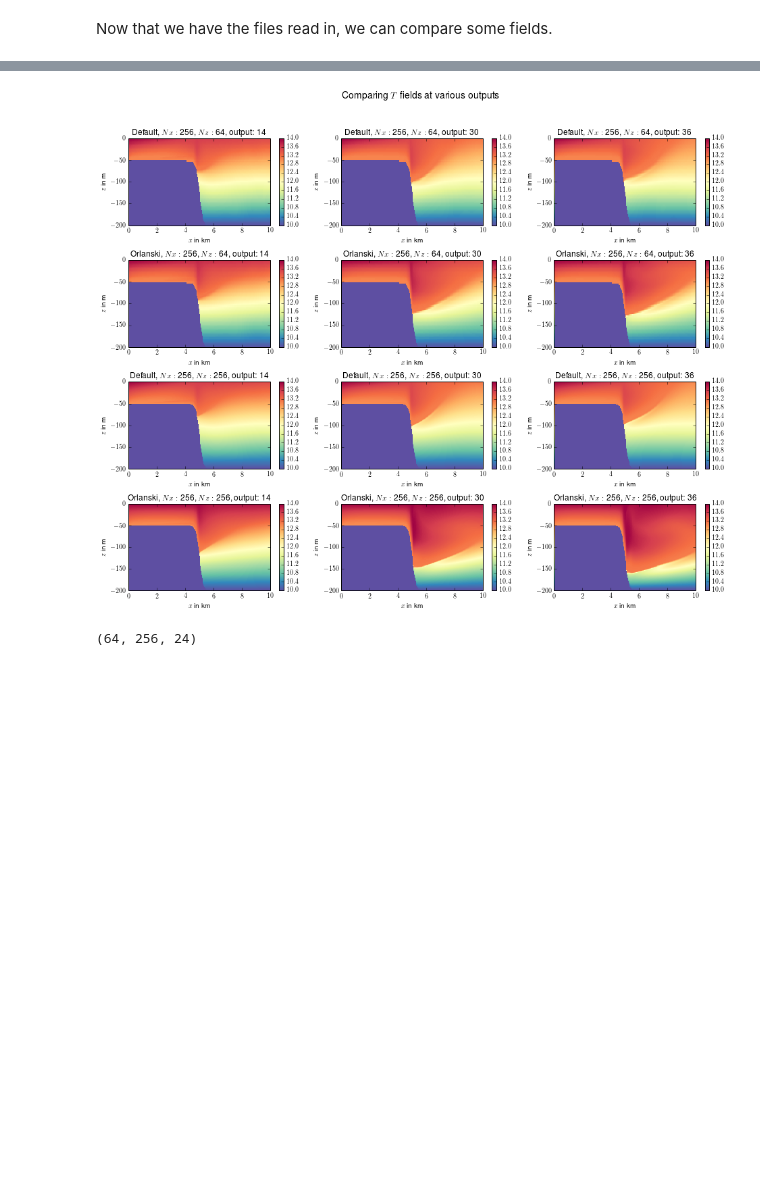
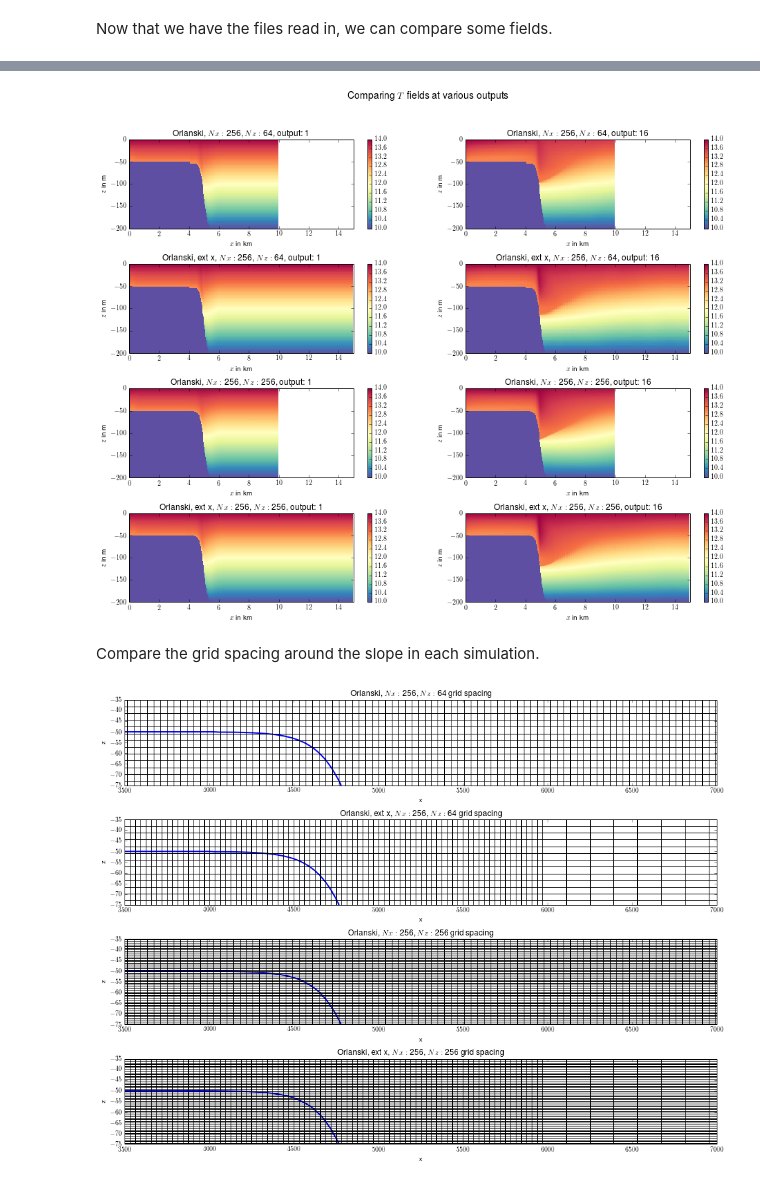
Before and after one commit to UBC-MOAD/flow_separation, a Jupyter notebook: notebooks_2D_runs/compare_simulations.ipynb, the cells around one changed output, grey strips where cells are left out. Drawn from its saved outputs; the diff is of its cells as text; code cells hidden in the pictures; blank space fills up the shorter version.

```diff
--- a/notebooks_2D_runs/compare_simulations.ipynb
+++ b/notebooks_2D_runs/compare_simulations.ipynb
@@ -141,18 +142,21 @@ plt.show();
 # %%
 _fig = plt.figure(); # RLI: line unused, why is it here?
 
-_outs = [14,30,len(_out_files[0])-1]; # set the outputs to compare --- can be variable length
+_outs = [1,len(_out_files[0])-1]; # set the outputs to compare --- can be variable length
 
 # plot each subplot
+_itr=1;
 for _ii in range(0,_Ncomps):
     for _jj,_out in enumerate(_outs):
-        plt.subplot(_Ncomps,len(_outs),_ii*3+1+_jj);
+        plt.subplot(_Ncomps,len(_outs),_itr);
         plt.pcolor(_x[_ii]/1000,_z[_ii],np.squeeze(_T[_ii][:,:,_out]),cmap='Spectral_r');
         plt.colorbar();
         plt.clim((10,14));
+        plt.xlim((0,15));
         plt.xlabel(r'$x$ in km')
         plt.ylabel(r'$z$ in m')
         plt.title(_title[_ii]+', output: '+str(_out));
+        _itr = _itr+1;
 
 # set the total plot title RLI: change size?
 plt.suptitle(r'Comparing $T$ fields at various outputs', fontsize=14, fontweight='bold')
@@ -161,8 +165,22 @@ _fig.subplots_adjust(hspace=0.4,wspace=0.2);
 
 plt.show();
 # %% [output]
-[figure, old version]
+[figure, new version]
-# %%
-_U[0].shape
-# %% [output]
-(64, 256, 24)
+# %% [markdown]
+Compare the grid spacing around the slope in each simulation.
+# %%
+_fig = plt.figure();
+
+for _ii in range(0,_Ncomps):
+    plt.subplot(_Ncomps,1,_ii+1);
+    plt.plot(np.squeeze(_x[_ii]),-_depth[_ii],'-b',linewidth=2);
+    plt.plot(np.squeeze(_x[_ii]),np.tile(_z[_ii],[_Nx[_ii],1]),'-k');
+    plt.plot(np.tile(np.squeeze(_x[_ii]),[_Nz[_ii],1]),_z[_ii],'-k');
+    plt.title(_title[_ii]+' grid spacing');
+    plt.xlabel('x'); plt.ylabel('z');
+    plt.xlim((3.5e3,7e3));
+    plt.ylim((-75,-35));
+
+_fig.subplots_adjust(hspace=0.4,wspace=0.2);
+# %% [output]
+[figure, added]
```
Also changed, not shown: parts of 6 cells of this notebook, 1 other file.
